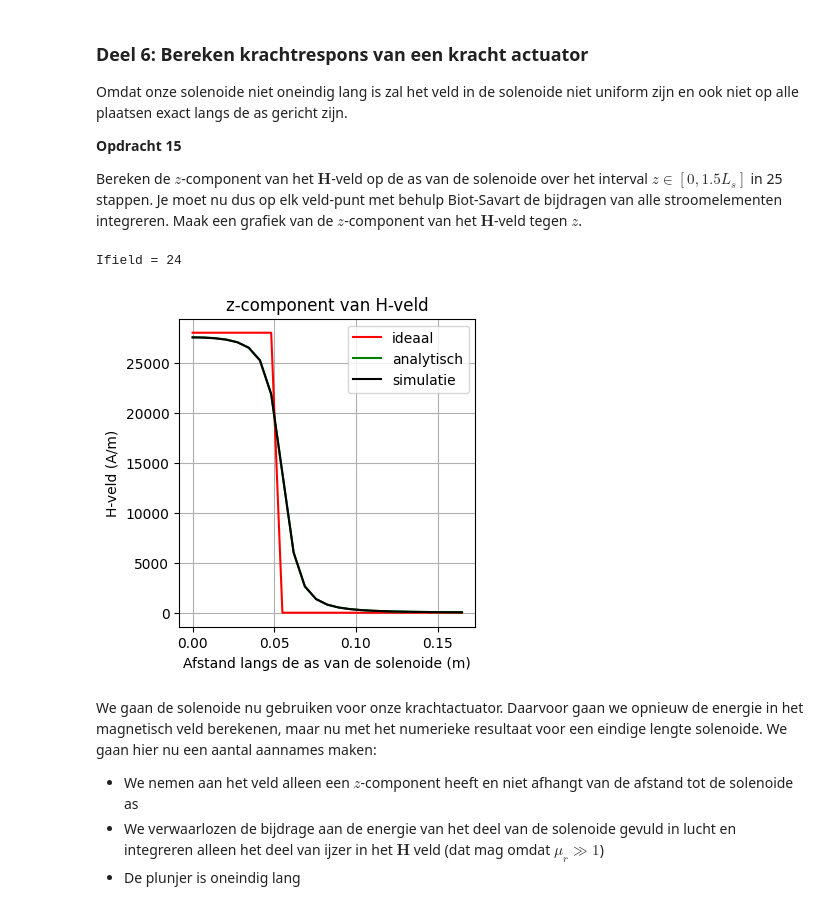
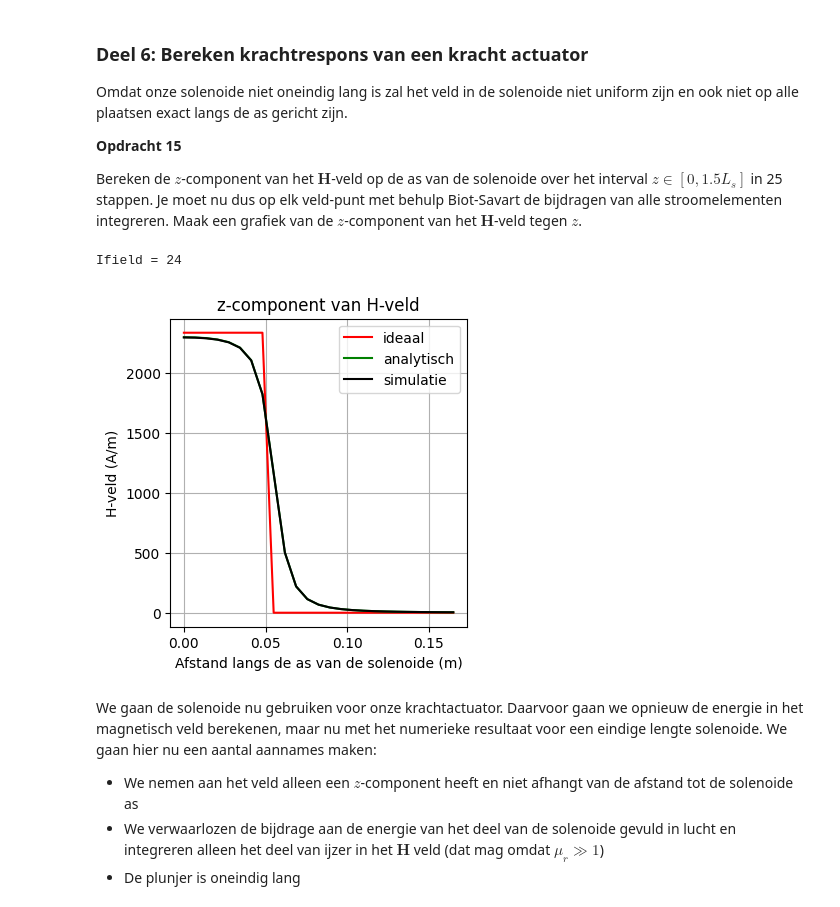
Before and after one commit to Xander1611/opdrachten-DEF-D-AB, a Jupyter notebook: 2KrachtactuatorOpdracht/2KrachtactuatorOpdracht/KrachtactuatorOpdracht.ipynb, the cells around one changed output. Drawn from its saved outputs; the diff is of its cells as text; code cells hidden in the pictures.

```diff
--- a/2KrachtactuatorOpdracht/2KrachtactuatorOpdracht/KrachtactuatorOpdracht.ipynb
+++ b/2KrachtactuatorOpdracht/2KrachtactuatorOpdracht/KrachtactuatorOpdracht.ipynb
@@ -367,7 +367,7 @@ Deze opdracht kan ook gemaakt worden met het gebruik van for loops, De akauze vo
 import matplotlib.pyplot as plt
 
 # gegevens
-I = 6
+I = 0.5
 L_draad = l_max_vb
 aantal_stappen = 2000
 
@@ -501,7 +501,7 @@ Omdat onze solenoide niet oneindig lang is zal het veld in de solenoide niet uni
 
 Bereken de $z$-component van het $\mathbf{H}$-veld op de as van de solenoide over het interval $z \in [0, 1.5L_s]$ in 25 stappen. Je moet nu dus op elk veld-punt met behulp Biot-Savart de bijdragen van alle stroomelementen integreren. Maak een grafiek van de $z$-component van het $\mathbf{H}$-veld tegen $z$.
 # %%
-
+I=0.5
 aantal_omwentelingen = N
 x, y, z = parametrisatie(t_stappen, r_sol, aantal_omwentelingen, L_sol)
 
@@ -521,34 +521,34 @@ for i_field in range(n_ax):
         dx = x[i_source] - x[i_source-1]
         dy = y[i_source] - y[i_source-1]
         dz = z[i_source] - z[i_source-1]
         dl = np.array([dx, dy, dz])
 
         r_source = np.array([x[i_source-1], y[i_source-1], z[i_source-1]])
         Hsimulated += field_current_element(r_field, r_source, dl)
 
     H_ax[i_field, 0] = Hsimulated[2]
 
 H_veld_ideaal = analytical_answer * np.ones(n_ax) * (1.0 * (z_ax < L_sol/2))
 
 H_veld_analytisch = (aantal_omwentelingen * I / (2 * L_sol)) * (
     (L_sol/2 - z_ax) / np.sqrt((z_ax - L_sol/2)**2 + r_sol**2)
     + (L_sol/2 + z_ax) / np.sqrt((z_ax + L_sol/2)**2 + r_sol**2)
 )
 
 plt.figure(figsize=[13,4])
 plt.subplot(131)
 plt.title('z-component van H-veld')
 plt.plot(z_ax, H_veld_ideaal, '-r', label='ideaal')
 plt.plot(z_ax, H_veld_analytisch, '-g', label='analytisch')
 plt.plot(z_ax, H_ax, '-k', label='simulatie')
 plt.xlabel('Afstand langs de as van de solenoide (m)')
 plt.ylabel('H-veld (A/m)')
 plt.legend()
 plt.grid()
 plt.show()
 # %% [output]
 Ifield = 24
-[figure, old version]
+[figure, new version]
 # %% [markdown]
 We gaan de solenoide nu gebruiken voor onze krachtactuator. Daarvoor gaan we opnieuw de energie in het magnetisch veld berekenen, maar nu met het numerieke resultaat voor een eindige lengte solenoide. We gaan hier nu een aantal aannames maken:
 * We nemen aan het veld alleen een $z$-component heeft en niet afhangt van de afstand tot de solenoide as
```
Also changed, not shown: parts of 8 cells of this notebook.
